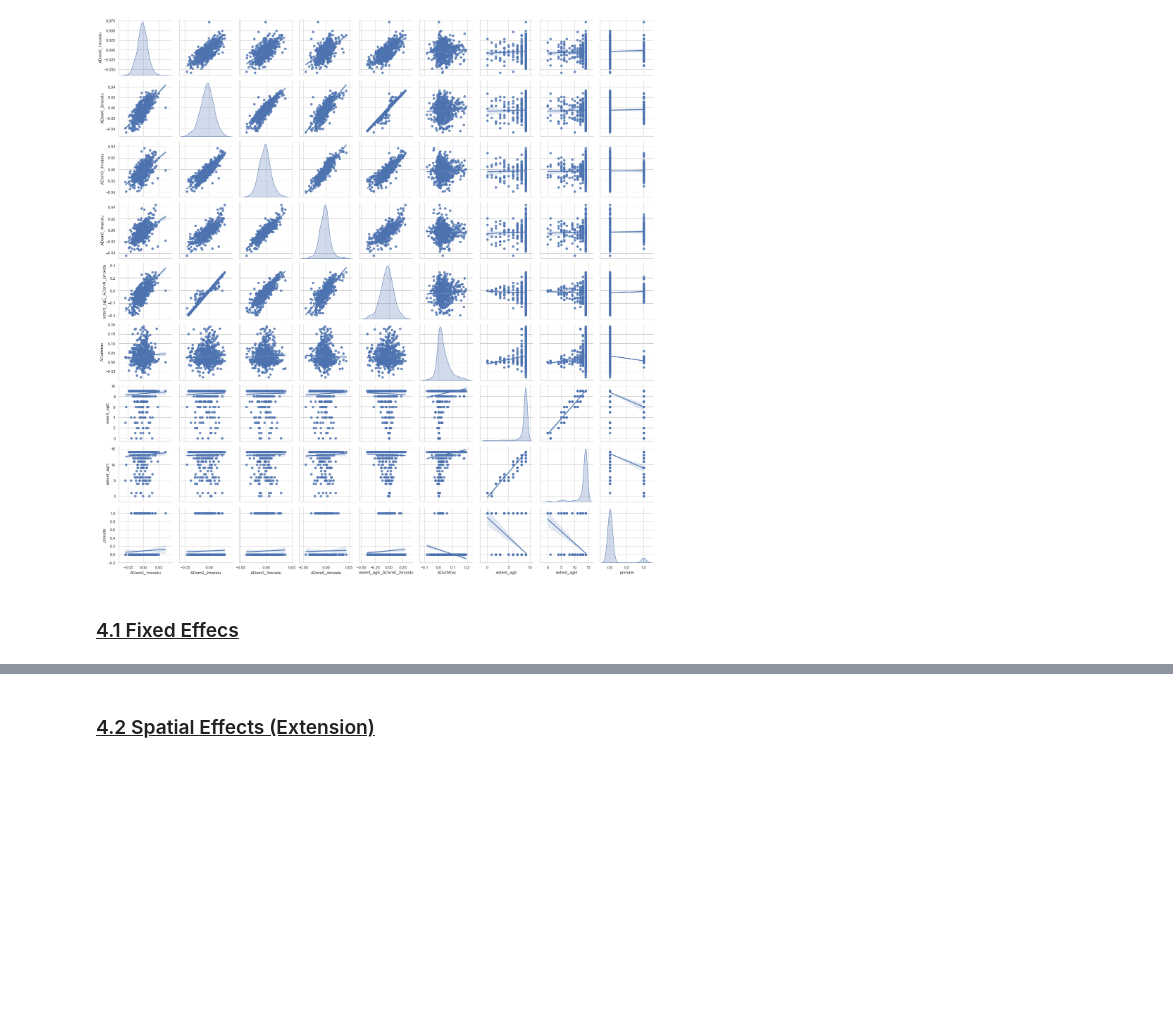
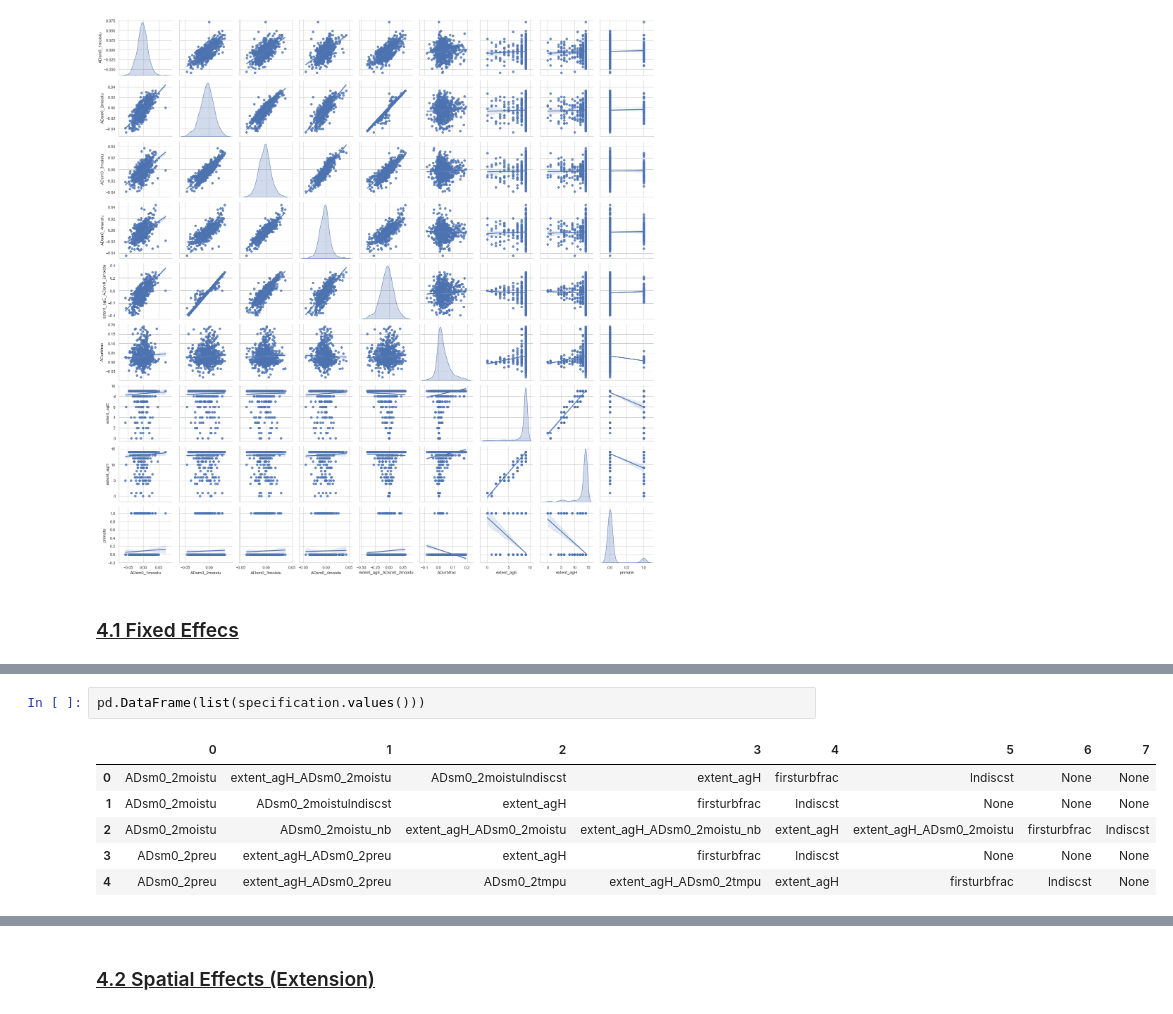
Before and after one commit to pcschreiber1/Henderson_2017_Replication, a Jupyter notebook: Replication notebook.ipynb, the cells around one changed output, grey strips where cells are left out. Cells and saved outputs as stored; diff of their text form; blank space fills up the shorter version.

```diff
--- a/Replication notebook.ipynb
+++ b/Replication notebook.ipynb
@@ -154,0 +225,9 @@ However, there is another identification challenge which is only recently receiv
+# %%
+pd.DataFrame(list(specification.values()))
+# %% [output]
+|  | 0 | 1 | 2 | 3 | 4 | 5 | 6 | 7 |
+| 0 | ADsm0_2moistu | extent_agH_ADsm0_2moistu | ADsm0_2moistulndiscst | extent_agH | firsturbfrac | lndiscst | None | None |
+| 1 | ADsm0_2moistu | ADsm0_2moistulndiscst | extent_agH | firsturbfrac | lndiscst | None | None | None |
+| 2 | ADsm0_2moistu | ADsm0_2moistu_nb | extent_agH_ADsm0_2moistu | extent_agH_ADsm0_2moistu_nb | extent_agH | extent_agH_ADsm0_2moistu | firsturbfrac | lndiscst |
+| 3 | ADsm0_2preu | extent_agH_ADsm0_2preu | extent_agH | firsturbfrac | lndiscst | None | None | None |
+| 4 | ADsm0_2preu | extent_agH_ADsm0_2preu | ADsm0_2tmpu | extent_agH_ADsm0_2tmpu | extent_agH | firsturbfrac | lndiscst | None |
```
Also changed, not shown: parts of 14 cells of this notebook, 1 other file.
